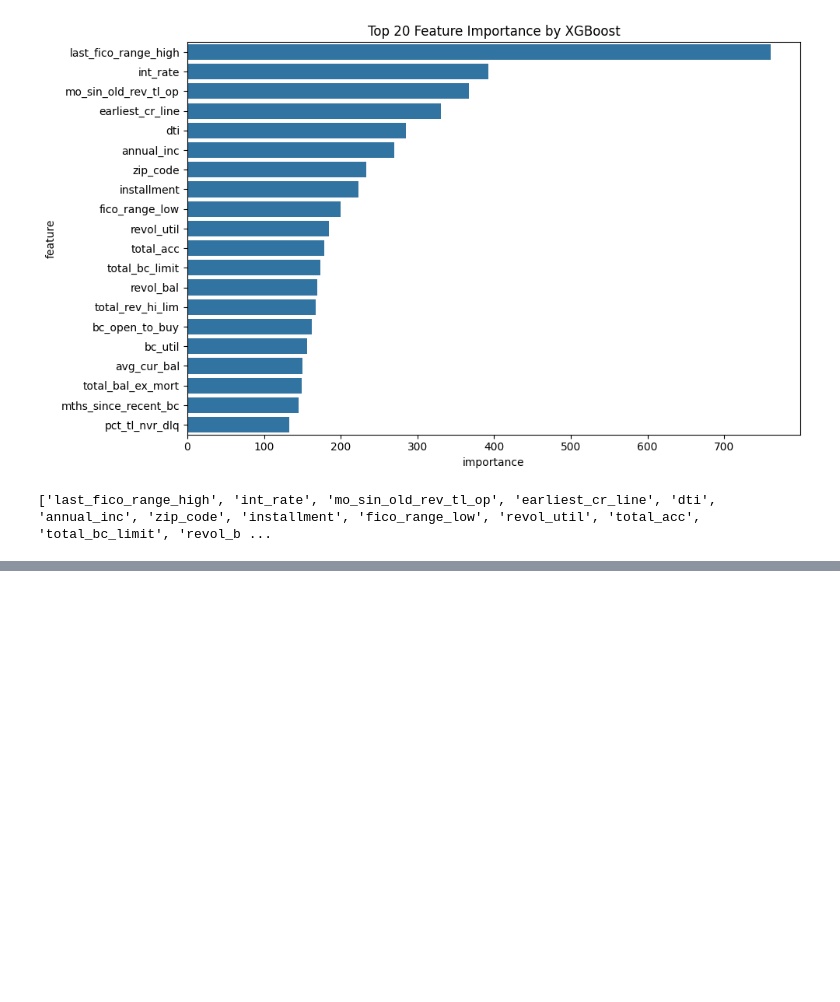
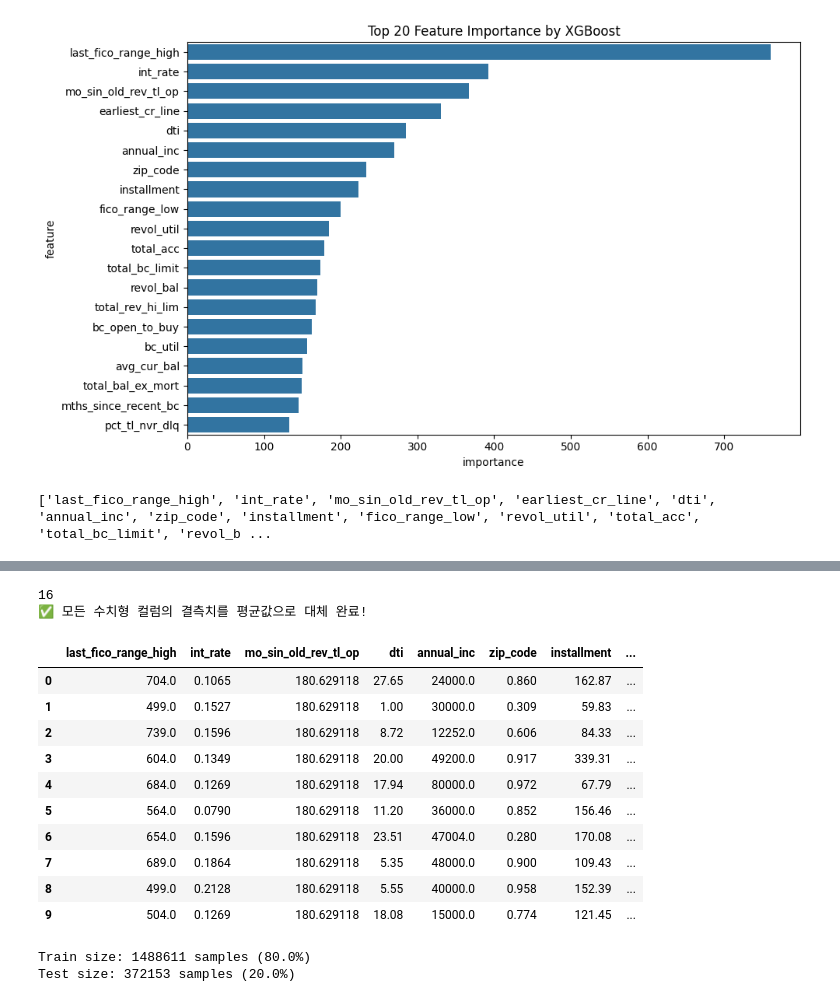
Before and after one commit to Seungminin/Data_Analysis_lending-club, a Jupyter notebook: Paper_code/Data_source.ipynb, the cells around one changed output, grey strips where cells are left out. Cells and saved outputs as stored; diff of their text form; code cells hidden in the pictures; blank space fills up the shorter version.

Commit message:
Code split train/test dataset

```diff
--- a/Paper_code/Data_source.ipynb
+++ b/Paper_code/Data_source.ipynb
@@ -605,0 +825,29 @@ KeyError: "['loan_status'] not in index"
+# %%
+##missing value값 처리
+## one - hot encoding 되기 전 68개 feature 중, categorical data 12개를 제외하면 56개 nan값 대체
+# 수치형(numeric) 변수만 선택
+numeric_cols = data_cleaned.select_dtypes(include=[np.number]).columns
+
+print(len(numeric_cols))
+
+# 각 컬럼별 평균값으로 결측치 채우기
+data_cleaned[numeric_cols] = data_cleaned[numeric_cols].fillna(data_cleaned[numeric_cols].mean())
+
+print("✅ 모든 수치형 컬럼의 결측치를 평균값으로 대체 완료!")
+# %% [output]
+16
+✅ 모든 수치형 컬럼의 결측치를 평균값으로 대체 완료!
+# %%
+data_cleaned.head(10)
+# %% [output]
+|  | last_fico_range_high | int_rate | mo_sin_old_rev_tl_op | dti | annual_inc | zip_code | installment | ... |
+| 0 | 704.0 | 0.1065 | 180.629118 | 27.65 | 24000.0 | 0.860 | 162.87 | ... |
+| 1 | 499.0 | 0.1527 | 180.629118 | 1.00 | 30000.0 | 0.309 | 59.83 | ... |
+| 2 | 739.0 | 0.1596 | 180.629118 | 8.72 | 12252.0 | 0.606 | 84.33 | ... |
+| 3 | 604.0 | 0.1349 | 180.629118 | 20.00 | 49200.0 | 0.917 | 339.31 | ... |
+| 4 | 684.0 | 0.1269 | 180.629118 | 17.94 | 80000.0 | 0.972 | 67.79 | ... |
+| 5 | 564.0 | 0.0790 | 180.629118 | 11.20 | 36000.0 | 0.852 | 156.46 | ... |
+| 6 | 654.0 | 0.1596 | 180.629118 | 23.51 | 47004.0 | 0.280 | 170.08 | ... |
+| 7 | 689.0 | 0.1864 | 180.629118 | 5.35 | 48000.0 | 0.900 | 109.43 | ... |
+| 8 | 499.0 | 0.2128 | 180.629118 | 5.55 | 40000.0 | 0.958 | 152.39 | ... |
+| 9 | 504.0 | 0.1269 | 180.629118 | 18.08 | 15000.0 | 0.774 | 121.45 | ... |
@@ -605,0 +857,8 @@ KeyError: "['loan_status'] not in index"
+# %%
+X_train, X_test, y_train, y_test = train_test_split(data_x, data_y, test_size=0.2, stratify=data_y, random_state=42)
+
+print(f"Train size: {X_train.shape[0]} samples ({X_train.shape[0]/len(data_cleaned):.1%})")
+print(f"Test size: {X_test.shape[0]} samples ({X_test.shape[0]/len(data_cleaned):.1%})")
+# %% [output]
+Train size: 1488611 samples (80.0%)
+Test size: 372153 samples (20.0%)
```
Also changed, not shown: parts of 18 cells of this notebook.
